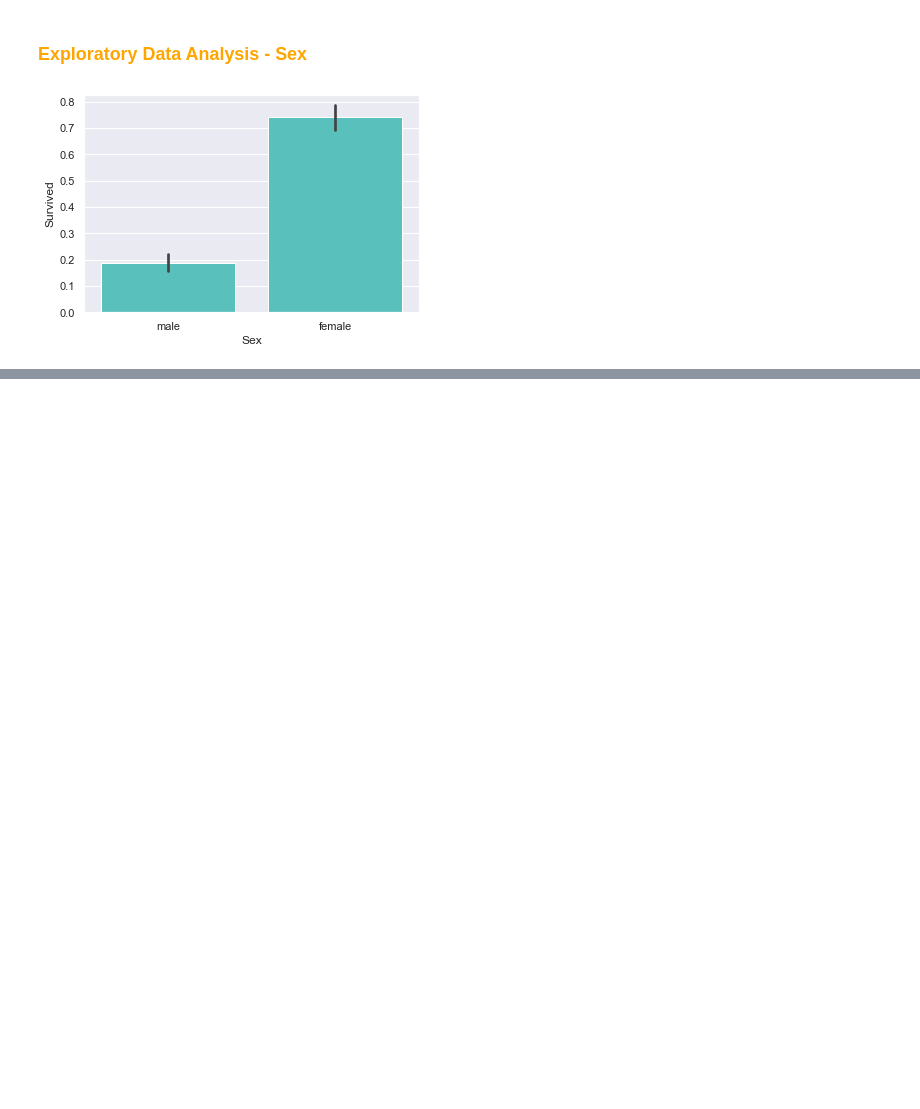
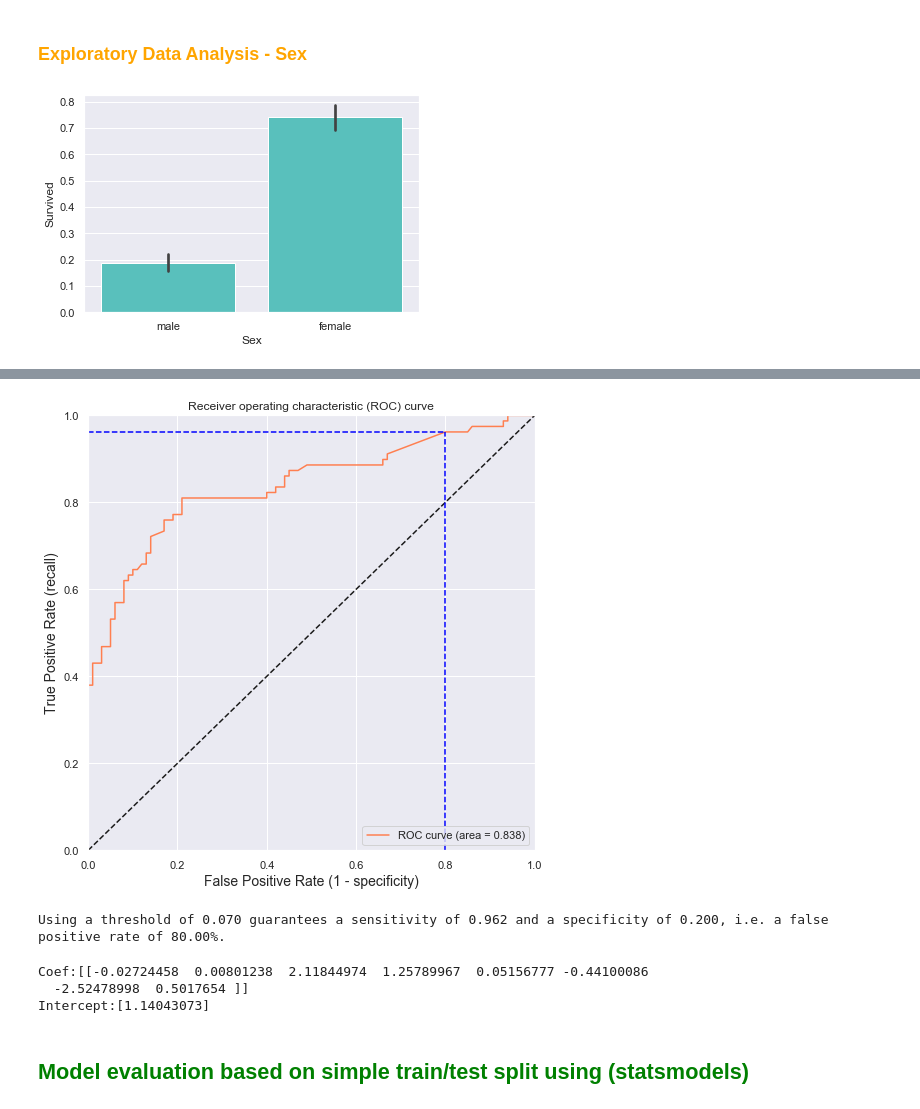
Before and after one commit to ewelinasarnacka/Python_case_study, a Jupyter notebook: case_study_07_logistic_reg.ipynb, the cells around one changed output, grey strips where cells are left out. Drawn from its saved outputs; the diff is of its cells as text; code cells hidden in the pictures; blank space fills up the shorter version.

```diff
--- a/case_study_07_logistic_reg.ipynb
+++ b/case_study_07_logistic_reg.ipynb
@@ -477,0 +600,31 @@ plt.show()
+# %%
+plt.figure(figsize=(8,8))
+plt.plot(fpr, tpr, color='coral', label='ROC curve (area = %0.3f)' % auc(fpr, tpr))
+plt.plot([0, 1], [0, 1], 'k--')
+plt.plot([0,fpr[idx]], [tpr[idx],tpr[idx]], 'k--', color='blue')
+plt.plot([fpr[idx],fpr[idx]], [0,tpr[idx]], 'k--', color='blue')
+plt.xlim([0.0, 1.0])
+plt.ylim([0.0, 1.0])
+plt.xlabel('False Positive Rate (1 - specificity)', fontsize=14)
+plt.ylabel('True Positive Rate (recall)', fontsize=14)
+plt.title('Receiver operating characteristic (ROC) curve')
+plt.legend(loc="lower right")
+plt.show()
+
+print("Using a threshold of %.3f " % thr[idx] +
+      "guarantees a sensitivity of %.3f " % tpr[idx] +
+      "and a specificity of %.3f" % (1-fpr[idx]) +
+      ", i.e. a false positive rate of %.2f%%." % (np.array(fpr[idx])*100))
+# %% [output]
+[figure, added]
+Using a threshold of 0.070 guarantees a sensitivity of 0.962 and a specificity of 0.200, i.e. a false positive rate of 80.00%.
+# %%
+print('Coef:{}'.format(logreg.coef_))
+print('Intercept:{}'.format(logreg.intercept_))
+# %% [output]
+Coef:[[-0.02724458  0.00801238  2.11844974  1.25789967  0.05156777 -0.44100086
+  -2.52478998  0.5017654 ]]
+Intercept:[1.14043073]
+# %% [markdown]
+## <font color='green'>Model evaluation based on simple train/test split using (statsmodels)
+</font>
```
Also changed, not shown: parts of 22 cells of this notebook.
